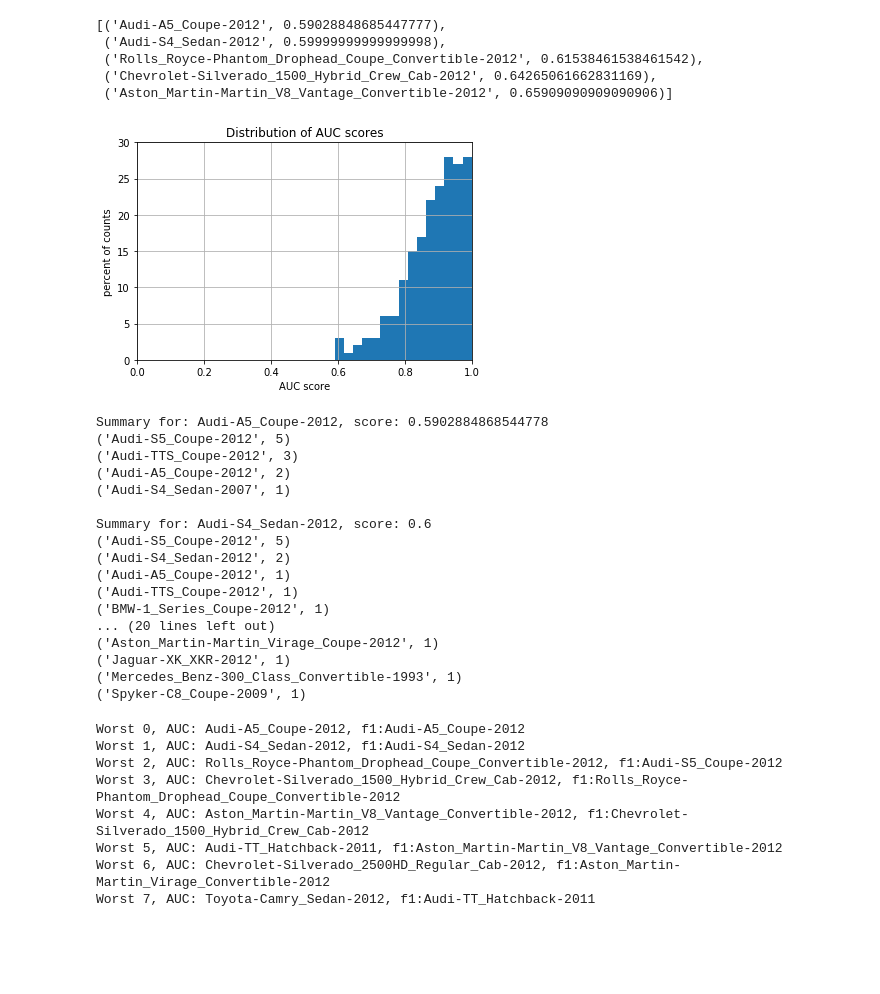
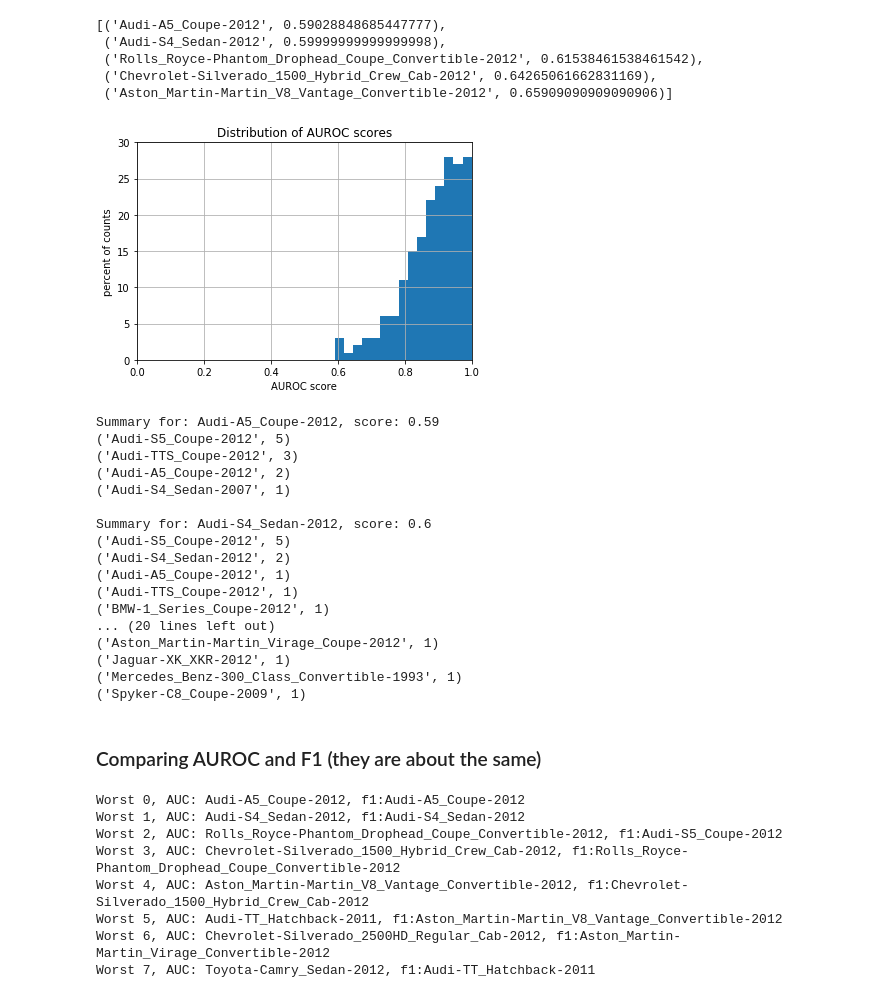
Before and after one commit to trnoriega/car-classifier, a Jupyter notebook: 5_model_validation.ipynb, the cells around one changed output. Cells and saved outputs as stored; diff of their text form; code cells hidden in the pictures; blank space fills up the shorter version.

```diff
--- a/5_model_validation.ipynb
+++ b/5_model_validation.ipynb
@@ -196,24 +198,3 @@ val_loss 0.955460006793
 test_categorical_accuracy 0.771004942339
 test_top_3_acc 0.91804
 test_top_5_acc 0.947694
-# %%
-fig, ax = plt.subplots(figsize=(10,10))
-cm = plt.get_cmap('Paired')
-ax.set_prop_cycle(color=[cm(i/num_bars) for i in range(num_bars)])
-for i, score in enumerate(score_list):
-    value = plot_dicto[score]
-    means, stds = zip(*value)
-    plt.bar([p + width*i for p in pos],
-            means,
-            width,
-            yerr=stds,
-#             alpha=0.5,
-            label=score)
-
-ax.set_ylabel('Score', size=12)
-ax.set_xlabel('Classifier', size=12)
-ax.set_title('Unoptimized algorithm scores')
-ax.set_xticks([p + 0.45/2 for p in pos])
-ax.set_xticklabels(clfs, rotation=45, horizontalalignment='right')
-ax.yaxis.grid()
-plt.xlim(min(pos)-width, max(pos)+width*num_bars)
@@ -316,17 +301,17 @@ sorted_aucs[:5]
 # %%
 auc_list = [tup[1] for tup in sorted_aucs]
 n, bins, patches = plt.hist(auc_list, 15)
-plt.xlabel('AUC score')
+plt.xlabel('AUROC score')
 plt.ylabel('percent of counts')
-plt.title('Distribution of AUC scores')
+plt.title('Distribution of AUROC scores')
 plt.axis([0, 1, 0, 30])
 plt.grid(True)
 plt.show()
 # %% [output]
-[figure, old version]
+[figure, new version]
 # %%
 for fail in sorted_aucs[0:5]:
-    print('\nSummary for: {}, score: {}'.format(fail[0], fail[1]))
+    print('\nSummary for: {}, score: {}'.format(fail[0], round(fail[1],2)))
     fail_cnf = cnf_matrix[reverse_lookup_dict[fail[0]],:]
     pred_idx = np.nonzero(fail_cnf)
     pred_labels = list(zip(np.array(target_names)[pred_idx], fail_cnf[pred_idx]))
@@ -334,7 +319,7 @@ for fail in sorted_aucs[0:5]:
     for tup in sorted_labels:
         print(tup)
 # %% [output]
-Summary for: Audi-A5_Coupe-2012, score: 0.5902884868544778
+Summary for: Audi-A5_Coupe-2012, score: 0.59
 ('Audi-S5_Coupe-2012', 5)
 ('Audi-TTS_Coupe-2012', 3)
 ('Audi-A5_Coupe-2012', 2)
@@ -351,6 +336,8 @@ Summary for: Audi-S4_Sedan-2012, score: 0.6
 ('Jaguar-XK_XKR-2012', 1)
 ('Mercedes_Benz-300_Class_Convertible-1993', 1)
 ('Spyker-C8_Coupe-2009', 1)
+# %% [markdown]
+### Comparing AUROC and F1 (they are about the same)
 # %%
 for i, tup in enumerate(sorted_aucs[:10]):
     print('Worst {}, AUC: {}, f1:{}'.format(i, tup[0], sorted_prfs[i][0]))
```
Also changed, not shown: parts of 17 cells of this notebook.
